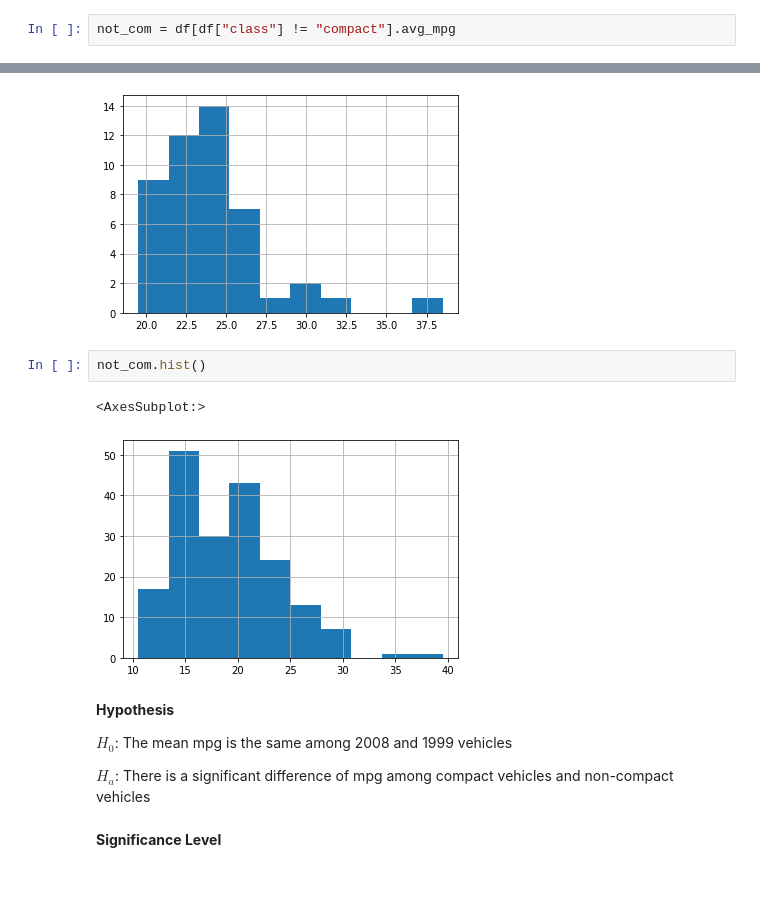
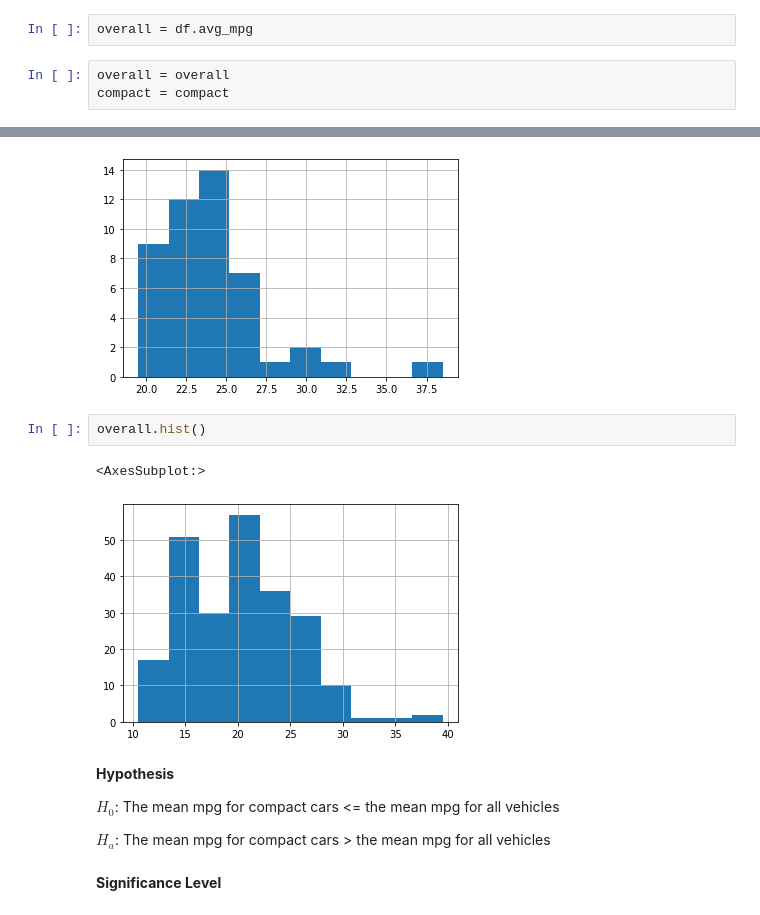
Before and after one commit to Jason-Tellez/statistics-exercises, a Jupyter notebook: hypothesis_testing.ipynb, the cells around one changed output, grey strips where cells are left out. Drawn from its saved outputs; the diff is of its cells as text; blank space fills up the shorter version.

```diff
--- a/hypothesis_testing.ipynb
+++ b/hypothesis_testing.ipynb
@@ -241,4 +238,7 @@ df
 # %%
 compact = df[df["class"] == "compact"].avg_mpg
 # %%
-not_com = df[df["class"] != "compact"].avg_mpg
+overall = df.avg_mpg
+# %%
+overall = overall
+compact = compact
@@ -250,16 +265,16 @@ compact.hist()
 <AxesSubplot:>
 [figure]
 # %%
-not_com.hist()
+overall.hist()
 # %% [output]
 <AxesSubplot:>
-[figure, old version]
+[figure, new version]
 # %% [markdown]
 **Hypothesis**
 
-$H_{0}$: The mean mpg is the same among 2008 and 1999 vehicles
+$H_{0}$: The mean mpg for compact cars <= the mean mpg for all vehicles
 
-$H_{a}$: There is a significant difference of mpg among compact vehicles and non-compact vehicles
+$H_{a}$: The mean mpg for compact cars > the mean mpg for all vehicles
 # %% [markdown]
 **Significance Level**
 # %%
```
Also changed, not shown: parts of 46 cells of this notebook.
